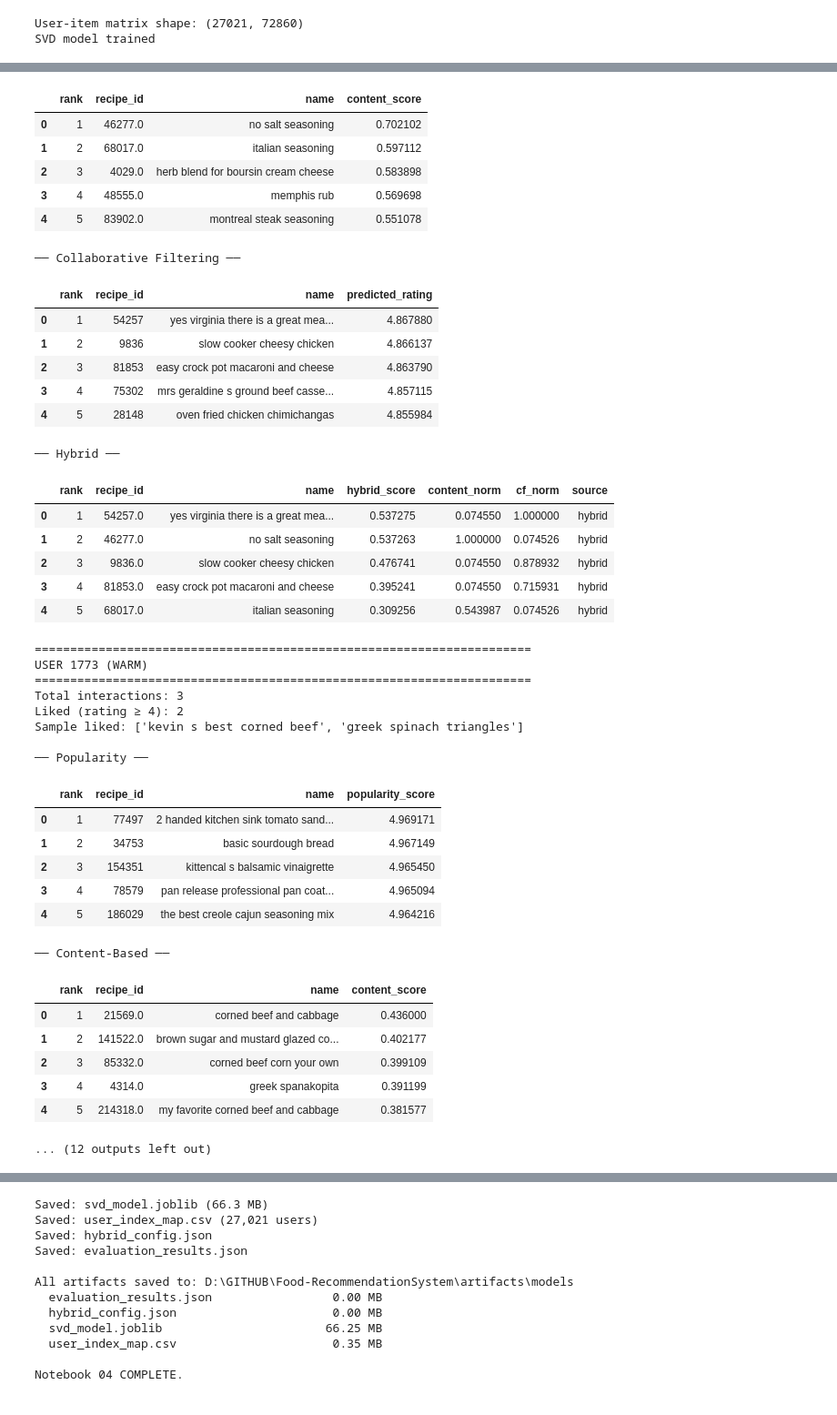
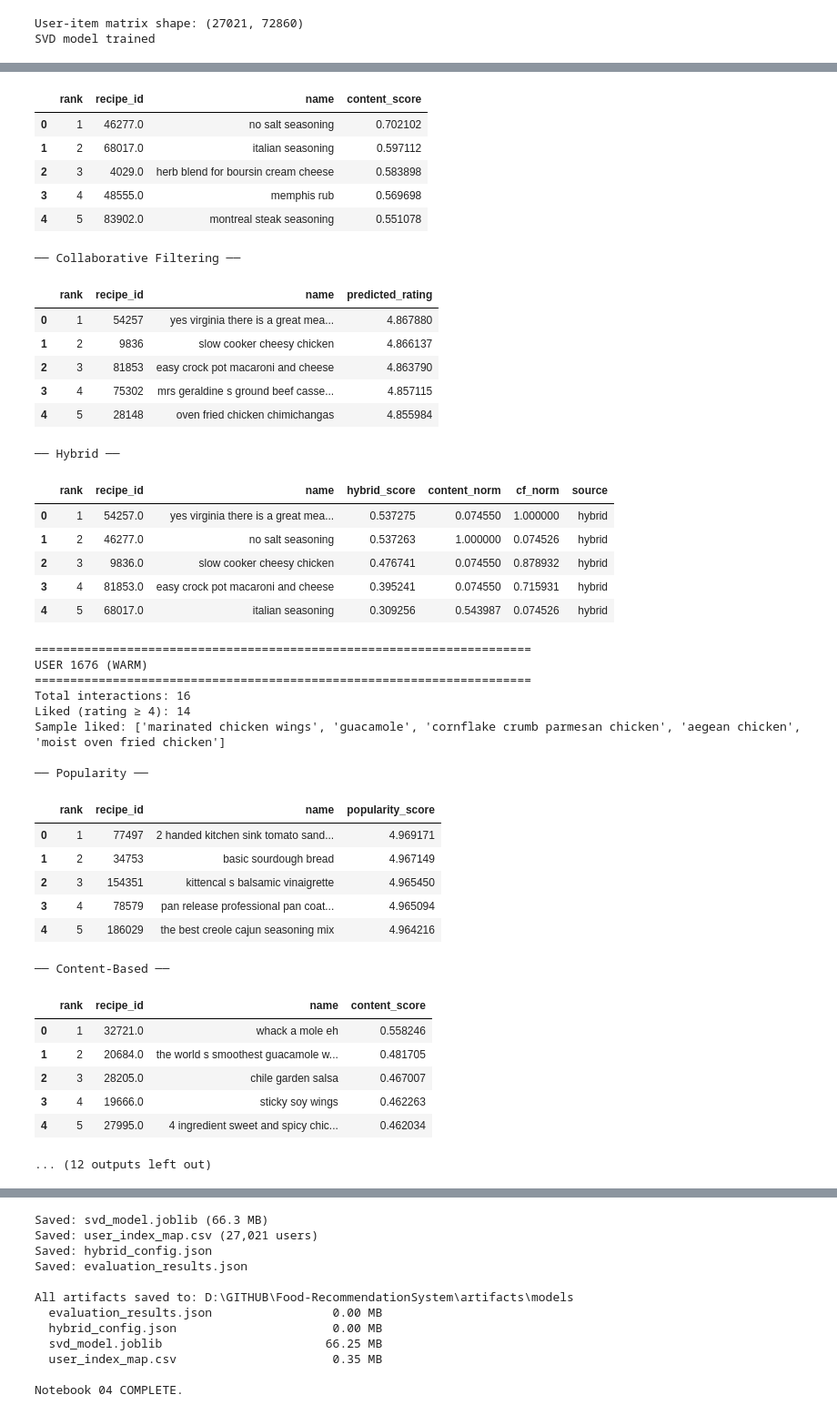
Before and after one commit to PH31M/Food-RecommendationSystem, a Jupyter notebook: notebooks/04_recommendation_model.ipynb, the cells around one changed output, grey strips where cells are left out. Shown at 91% size. Cells and saved outputs as stored; diff of their text form; code cells hidden in the pictures.

```diff
--- a/notebooks/04_recommendation_model.ipynb
+++ b/notebooks/04_recommendation_model.ipynb
@@ -335,37 +335,47 @@ print("SVD model trained")
 # CF recommendation function
 # -------------------------------------------------
 
+item_ids_array = np.array(recipe_ids)
+user_seen_lookup = train_interactions.groupby("user_id")["recipe_id"].apply(set).to_dict()
+
 def recommend_cf(user_id, n=10):
 
     if user_id not in user_to_index:
         return recommend_popular(n)
 
     u_idx = user_to_index[user_id]
-
     user_vector = user_factors[u_idx]
 
     scores = user_vector @ item_factors
-
     scores = scores + user_means[user_id]
 
-    seen = train_interactions[
-        train_interactions["user_id"] == user_id
-    ]["recipe_id"].tolist()
+    seen = user_seen_lookup.get(user_id, set())
+    if seen:
+        candidate_mask = ~np.isin(item_ids_array, list(seen))
+        candidate_indices = np.where(candidate_mask)[0]
+    else:
+        candidate_indices = np.arange(len(item_ids_array))
 
-    candidates = []
+    if len(candidate_indices) == 0:
+        return pd.DataFrame(columns=["rank", "recipe_id", "name", "predicted_rating"])
 
-    for idx, score in enumerate(scores):
+    candidate_scores = scores[candidate_indices]
+    top_k = min(n, len(candidate_indices))
 
-        recipe_id = index_to_item[idx]
+    if top_k == len(candidate_indices):
+        top_local = np.argsort(-candidate_scores)
+    else:
+        top_local = np.argpartition(-candidate_scores, top_k - 1)[:top_k]
+        top_local = top_local[np.argsort(-candidate_scores[top_local])]
 
-        if recipe_id in seen:
-            continue
+    top_indices = candidate_indices[top_local]
+    ranked_ids = item_ids_array[top_indices]
+    ranked_scores = candidate_scores[top_local]
 
-        candidates.append((recipe_id, score))
-
-    ranked = sorted(candidates, key=lambda x: x[1], reverse=True)[:n]
-
-    result = pd.DataFrame(ranked, columns=["recipe_id", "predicted_rating"])
+    result = pd.DataFrame({
+        "recipe_id": ranked_ids,
+        "predicted_rating": ranked_scores,
+    })
 
     result["name"] = result["recipe_id"].map(recipe_name_map)
     result["rank"] = range(1, len(result) + 1)
@@ -504,7 +514,7 @@ def recommend_hybrid(user_id, n=10, constraints=None):
 # - Compare: recipe name, score, source
 # ─── Chọn 1 user mỗi loại ───
 sample_active = user_features[user_features["activity_level"] == "active"]["user_id"].iloc[0]
-sample_warm = user_features[user_features["activity_level"] == "cold"]["user_id"].iloc[0]
+sample_warm = user_features[user_features["activity_level"] == "warm"]["user_id"].iloc[0]
 cold_users = set(val_interactions["user_id"]) - train_user_ids
 sample_cold = list(cold_users)[0]
 sample_users = [
@@ -568,42 +578,42 @@ Sample liked: ['zucchini and rice casserole', 'orange yogurt cream', 'parmesan f
 | 1 | 2 | 68017.0 | italian seasoning | 0.597112 |
 | 2 | 3 | 4029.0 | herb blend for boursin cream cheese | 0.583898 |
 | 3 | 4 | 48555.0 | memphis rub | 0.569698 |
 | 4 | 5 | 83902.0 | montreal steak seasoning | 0.551078 |
 ── Collaborative Filtering ──
 |  | rank | recipe_id | name | predicted_rating |
 | 0 | 1 | 54257 | yes virginia there is a great mea... | 4.867880 |
 | 1 | 2 | 9836 | slow cooker cheesy chicken | 4.866137 |
 | 2 | 3 | 81853 | easy crock pot macaroni and cheese | 4.863790 |
 | 3 | 4 | 75302 | mrs geraldine s ground beef casse... | 4.857115 |
 | 4 | 5 | 28148 | oven fried chicken chimichangas | 4.855984 |
 ── Hybrid ──
 |  | rank | recipe_id | name | hybrid_score | content_norm | cf_norm | source |
 | 0 | 1 | 54257.0 | yes virginia there is a great mea... | 0.537275 | 0.074550 | 1.000000 | hybrid |
 | 1 | 2 | 46277.0 | no salt seasoning | 0.537263 | 1.000000 | 0.074526 | hybrid |
 | 2 | 3 | 9836.0 | slow cooker cheesy chicken | 0.476741 | 0.074550 | 0.878932 | hybrid |
 | 3 | 4 | 81853.0 | easy crock pot macaroni and cheese | 0.395241 | 0.074550 | 0.715931 | hybrid |
 | 4 | 5 | 68017.0 | italian seasoning | 0.309256 | 0.543987 | 0.074526 | hybrid |
 ======================================================================
-USER 1773 (WARM)
+USER 1676 (WARM)
 ======================================================================
-Total interactions: 3
-Liked (rating ≥ 4): 2
-Sample liked: ['kevin s best corned beef', 'greek spinach triangles']
+Total interactions: 16
+Liked (rating ≥ 4): 14
+Sample liked: ['marinated chicken wings', 'guacamole', 'cornflake crumb parmesan chicken', 'aegean chicken', 'moist oven fried chicken']
 
 ── Popularity ──
 |  | rank | recipe_id | name | popularity_score |
 | 0 | 1 | 77497 | 2 handed kitchen sink tomato sand... | 4.969171 |
 | 1 | 2 | 34753 | basic sourdough bread | 4.967149 |
 | 2 | 3 | 154351 | kittencal s balsamic vinaigrette | 4.965450 |
 | 3 | 4 | 78579 | pan release professional pan coat... | 4.965094 |
 | 4 | 5 | 186029 | the best creole cajun seasoning mix | 4.964216 |
 ── Content-Based ──
 |  | rank | recipe_id | name | content_score |
-| 0 | 1 | 21569.0 | corned beef and cabbage | 0.436000 |
-| 1 | 2 | 141522.0 | brown sugar and mustard glazed co... | 0.402177 |
-| 2 | 3 | 85332.0 | corned beef corn your own | 0.399109 |
-| 3 | 4 | 4314.0 | greek spanakopita | 0.391199 |
-| 4 | 5 | 214318.0 | my favorite corned beef and cabbage | 0.381577 |
+| 0 | 1 | 32721.0 | whack a mole eh | 0.558246 |
+| 1 | 2 | 20684.0 | the world s smoothest guacamole w... | 0.481705 |
+| 2 | 3 | 28205.0 | chile garden salsa | 0.467007 |
+| 3 | 4 | 19666.0 | sticky soy wings | 0.462263 |
+| 4 | 5 | 27995.0 | 4 ingredient sweet and spicy chic... | 0.462034 |
 ... (12 outputs left out)
 # %%
 # === Cell 8 - Evaluation on Validation Set ===
```
Also changed, not shown: parts of 2 cells of this notebook, 10 other files.
